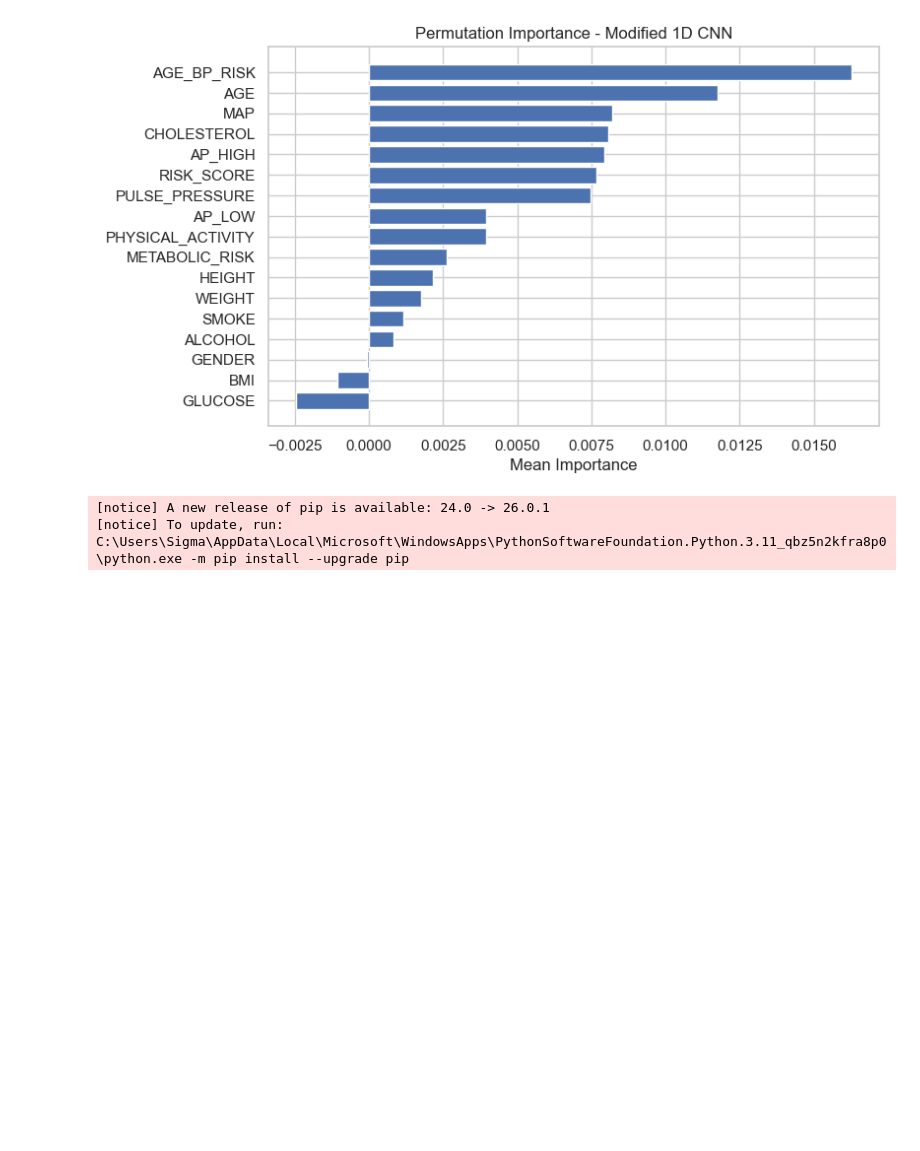
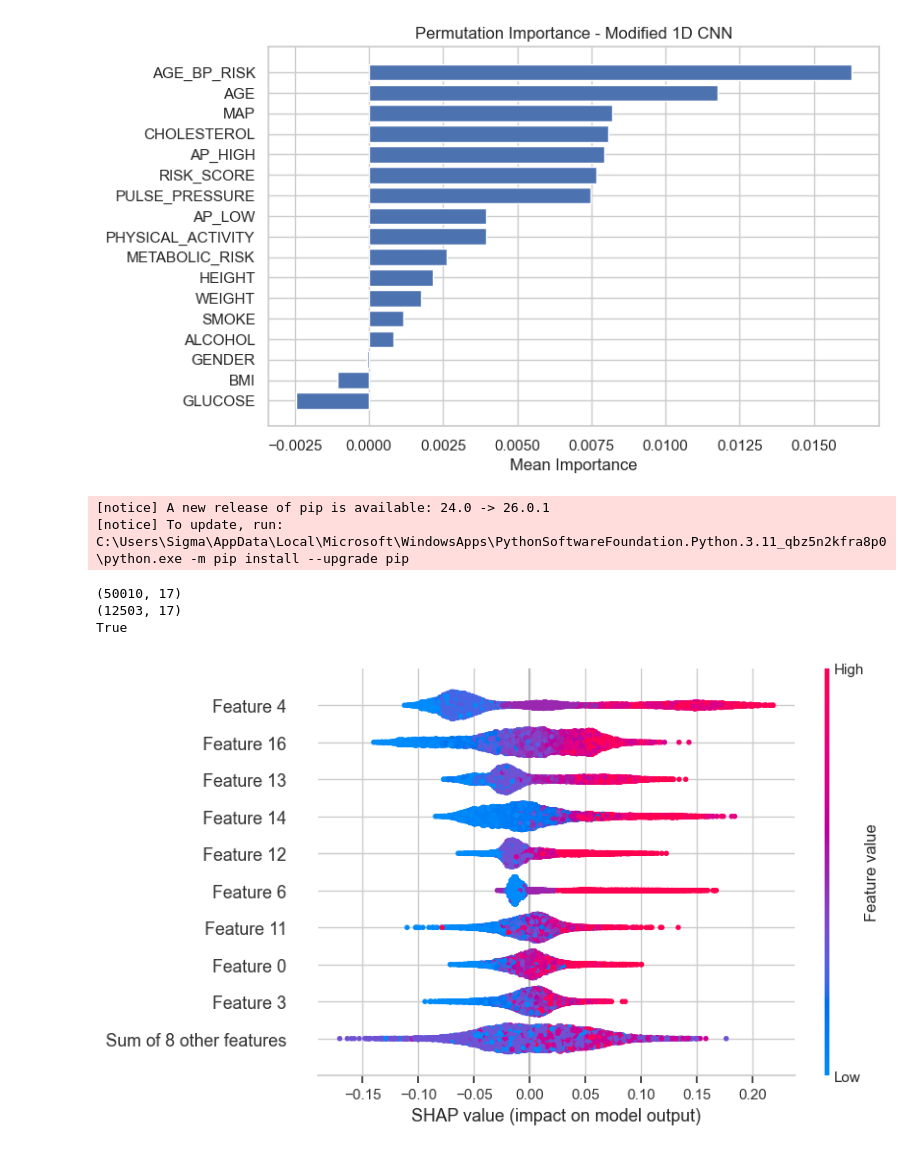
Before and after one commit to Mazen-980/Team11_repo, a Jupyter notebook: mazen.ipynb, the cells around one changed output. Cells and saved outputs as stored; diff of their text form; code cells hidden in the pictures; blank space fills up the shorter version.

Commit message:
shap running

```diff
--- a/mazen.ipynb
+++ b/mazen.ipynb
@@ -1248,12 +1248,23 @@ plt.show()
 # %% [output]
 [notice] A new release of pip is available: 24.0 -> 26.0.1
 [notice] To update, run: C:\Users\Sigma\AppData\Local\Microsoft\WindowsApps\PythonSoftwareFoundation.Python.3.11_qbz5n2kfra8p0\python.exe -m pip install --upgrade pip
+# %%
+print(M_train.shape)
+print(M_test.shape)
+
+print(list(M_train.columns) == list(M_test.columns))
+# %% [output]
+(50010, 17)
+(12503, 17)
+True
 # %%
 import shap
 
 explainer_rf = shap.Explainer(rf_comp, M_train)
 # %%
-shap_values_rf = explainer_rf(M_test)
+shap_values_rf = explainer_rf(M_test.values, check_additivity=False)
 # %%
-shap.plots.beeswarm(shap_values_rf)
+shap.plots.beeswarm(shap_values_rf[:, :, 1])
+# %% [output]
+[figure, added]
 # %%
```
Also changed, not shown: parts of 5 cells of this notebook.
